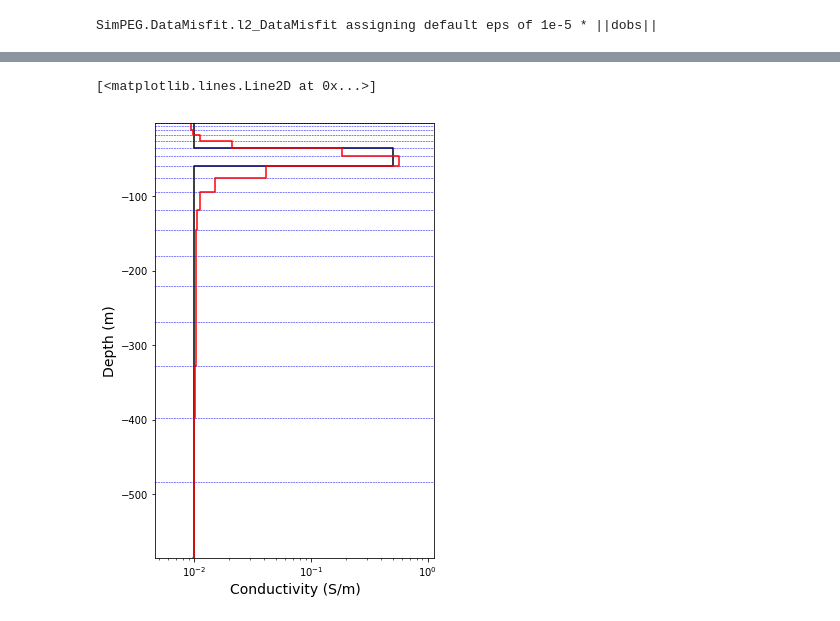
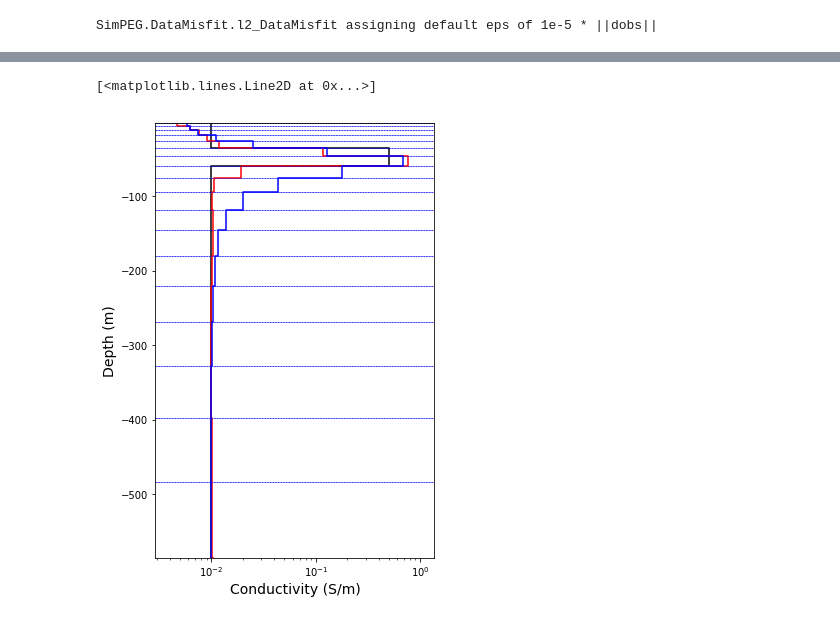
Before and after one commit to simpeg/simpegEM1D, a Jupyter notebook: simpegem1d/notebooks/EM1D_inversion_TD_layers.ipynb, the cells around one changed output, grey strips where cells are left out. Drawn from its saved outputs; the diff is of its cells as text; code cells hidden in the pictures.

```diff
--- a/simpegem1d/notebooks/EM1D_inversion_TD_layers.ipynb
+++ b/simpegem1d/notebooks/EM1D_inversion_TD_layers.ipynb
@@ -122,15 +136,15 @@ p = 0
 qx, qz = 2., 2.
 reg.norms = np.c_[p, qx, qz, 0.]
 IRLS = Directives.Update_IRLS(
-    maxIRLSiter=5, minGNiter=2, fix_Jmatrix=False
+    maxIRLSiter=10, minGNiter=1, fix_Jmatrix=True, coolingRate=2, betaSearch=False
 )
-
 opt = Optimization.ProjectedGNCG(maxIter = 20)
 invProb = InvProblem.BaseInvProblem(dmisfit, reg, opt)
 beta = Directives.BetaSchedule(coolingFactor=2., coolingRate=1)
-betaest = Directives.BetaEstimate_ByEig(beta0_ratio=1e-1)
+betaest = Directives.BetaEstimate_ByEig(beta0_ratio=1e0)
 target = Directives.TargetMisfit()
 inv = Inversion.BaseInversion(invProb, directiveList=[IRLS, betaest])
+# inv = Inversion.BaseInversion(invProb, directiveList=[beta, betaest, target])
 prob.counter = opt.counter = Utils.Counter()
 opt.LSshorten = 0.5
 opt.remember('xc')
@@ -179,7 +189,12 @@ Times:                                        mean      sum
+# %%
+fig, ax = subplots(1,1, figsize=(5, 8))
+Utils1D.plotLayer(sig, LocSigZ)
+Utils1D.plotLayer(expmap*mopt, LocSigZ, showlayers=True, **{'color':'r'})
+Utils1D.plotLayer(expmap*invProb.l2model, LocSigZ, showlayers=True, **{'color':'b'})
+# %% [output]
+[<matplotlib.lines.Line2D at 0x...>]
+[figure, added]
 # %%
-fig, ax = subplots(1,1, figsize=(5, 8))
-Utils1D.plotLayer(sig, LocSigZ)
-Utils1D.plotLayer(expmap*mopt, LocSigZ, showlayers=True, **{'color':'r'})
+# fig, ax = subplots(1,1, figsize=(5, 8))
+# Utils1D.plotLayer(sig, LocSigZ)
+# Utils1D.plotLayer(expmap*invProb.l2model, LocSigZ, showlayers=True, **{'color':'r'})
-# %% [output]
-[<matplotlib.lines.Line2D at 0x...>]
-[figure, removed]
```
Also changed, not shown: parts of 10 cells of this notebook, 4 other files.
